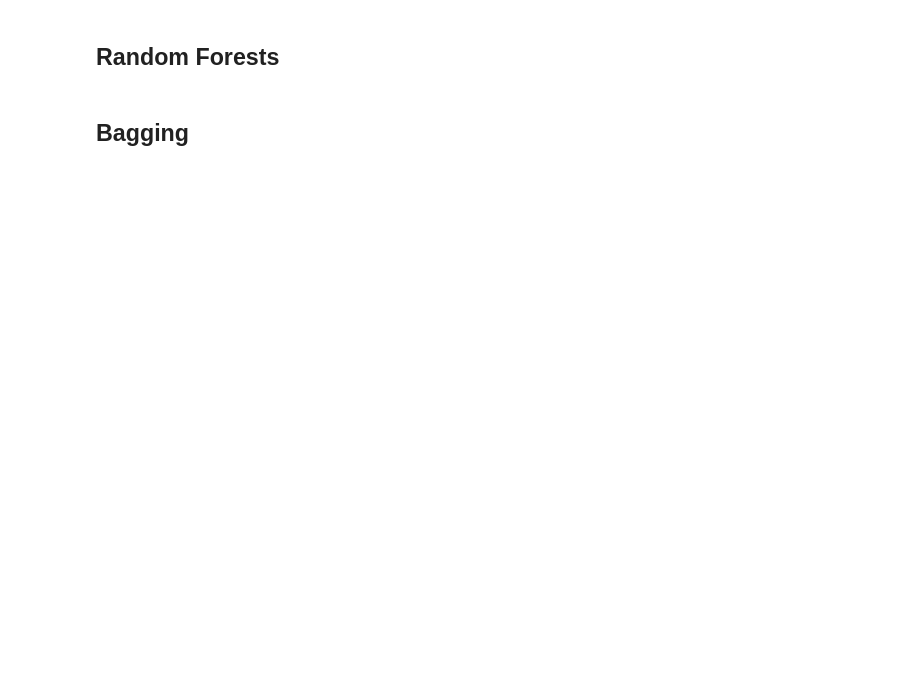
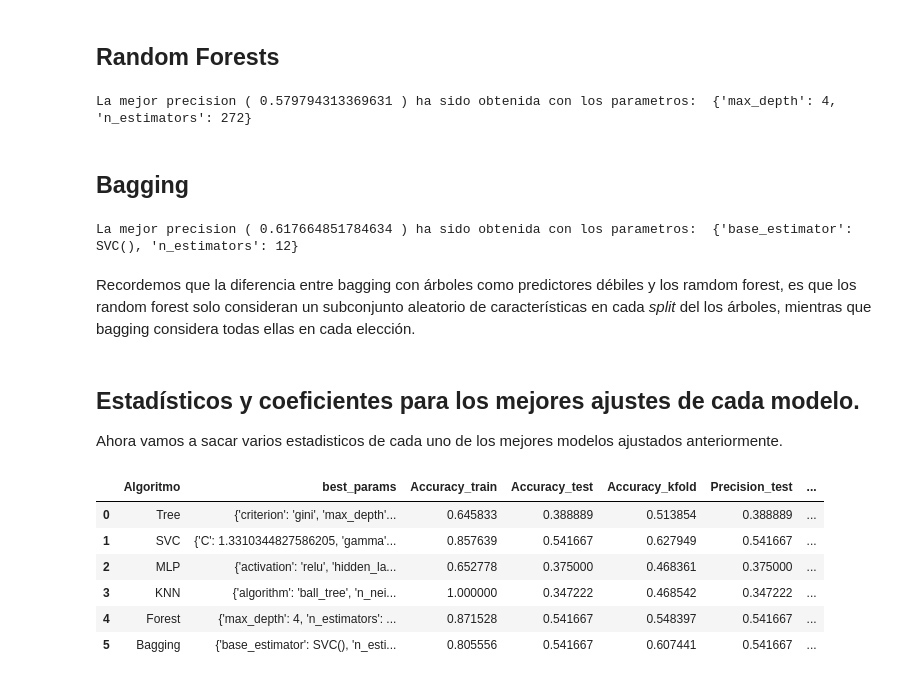
Before and after one commit to AngelGuevara7/Trabajo_Aprendizaje_Maquina, a Jupyter notebook: parte_arturo_memoria.ipynb, the cells around one changed output. Saved outputs shown, nothing was run; the diff lists cells and outputs as text; code cells hidden in the pictures; blank space fills up the shorter version.

```diff
--- a/parte_arturo_memoria.ipynb
+++ b/parte_arturo_memoria.ipynb
@@ -275,3 +435,15 @@ svm_best.fit(X_reduc_train,y_reduc_train)
 # %% [markdown]
 ## Vecinos próximos
 Este algoritmo si bien es de clustering, lo hemos incluido en este apartado pues requiere de un conjunto de entrenamiento para la clasificación del resto de elementos según los n vecinos más próximos a cada punto del que se desea predecir la clase.
+# %%
+%%time
+#normalizando los datos de entrada
+nearestn_params={"n_neighbors":[1,2,3],"weights":["uniform", "distance"],
+                 "algorithm":["ball_tree", "kd_tree", "brute"]} #metric:??
+
+
+model_nearestn=KNeighborsClassifier()
+nearestn_best=GridSearchCV(model_nearestn,nearestn_params)
+nearestn_best.fit(X_reduc_train,y_reduc_train)
+print("La mejor precision (",nearestn_best.best_score_,") ha sido obtenida con los parametros: "
+      ,nearestn_best.best_params_)
@@ -287,10 +463,52 @@ Los modelos que se probarán son:
 # %%
 #gridsearch
 
-forest_params={"n_estimators":np.arange(40,100,2000),"criterion":["gini","entropy"],"max_depth":[2,3,5,10,30]}
+forest_params={"n_estimators":np.rint(np.linspace(270,290,10)).astype(int),
+               "max_depth":[2,3,4,5,6]}#"criterion":["gini","entropy"]
 
 model_forest=RandomForestClassifier()
 forest_best=GridSearchCV(model_forest,forest_params)
-forest_best.fit(X_train,y_train)
+forest_best.fit(X_reduc_train,y_reduc_train)
+print("La mejor precision (",forest_best.best_score_,") ha sido obtenida con los parametros: "
+      ,forest_best.best_params_)
+# %% [output]
+La mejor precision ( 0.579794313369631 ) ha sido obtenida con los parametros:  {'max_depth': 4, 'n_estimators': 272}
 # %% [markdown]
 ## Bagging
+# %%
+bagging_params={"base_estimator":[SVC(),DecisionTreeClassifier()],
+                "n_estimators":[4,12,16,26,40]}#:np.rint(np.geomspace(10,30,5)).astype(int)},
+                #"max_features":[0.3,0.6,1.0]}#MLPClassifier(40),
+model_bagging=BaggingClassifier()
+bagging_best=GridSearchCV(model_bagging,bagging_params)
+bagging_best.fit(X_reduc_train,y_reduc_train)
+print("La mejor precision (",bagging_best.best_score_,") ha sido obtenida con los parametros: "
+      ,bagging_best.best_params_)
+# %% [output]
+La mejor precision ( 0.617664851784634 ) ha sido obtenida con los parametros:  {'base_estimator': SVC(), 'n_estimators': 12}
+# %% [markdown]
+Recordemos que la diferencia entre bagging con árboles como predictores débiles y los ramdom forest, es que los random forest solo consideran un subconjunto aleatorio de características en cada _split_ del los árboles, mientras que bagging considera todas ellas en cada elección.
+# %% [markdown]
+## Estadísticos y coeficientes para los mejores ajustes de cada modelo.
+Ahora vamos a sacar varios estadisticos de cada uno de los mejores modelos ajustados anteriormente.
+# %%
+resultados=pd.DataFrame(columns=["Algoritmo","best_params","Accuracy_train","Accuracy_test",
+                                 "Accuracy_kfold","Precision_test","Precision_kfold","Recall_test","Recall_kfold",
+                                 "cohen-kappa_train","cohen-kappa_test",
+                                 "f1_test","f1_kfold"])
+names=["Tree","SVC","MLP","KNN","Forest","Bagging"]
+
+for i,j in enumerate([tree_best,svm_best,mlp_best,nearestn_best,forest_best,bagging_best]):
+    aux_series=train_and_get_stats(j.best_estimator_,X_reduc_train,y_reduc_train,
+                                   X_reduc_test,y_reduc_test,cv=5)
+    aux_series=aux_series.append(pd.Series({"Algoritmo":names[i],"best_params":j.best_params_}))
+    resultados=resultados.append(aux_series,ignore_index=True)
+resultados
+# %% [output]
+|  | Algoritmo | best_params | Accuracy_train | Accuracy_test | Accuracy_kfold | Precision_test | ... |
+| 0 | Tree | {'criterion': 'gini', 'max_depth'... | 0.645833 | 0.388889 | 0.513854 | 0.388889 | ... |
+| 1 | SVC | {'C': 1.3310344827586205, 'gamma'... | 0.857639 | 0.541667 | 0.627949 | 0.541667 | ... |
+| 2 | MLP | {'activation': 'relu', 'hidden_la... | 0.652778 | 0.375000 | 0.468361 | 0.375000 | ... |
+| 3 | KNN | {'algorithm': 'ball_tree', 'n_nei... | 1.000000 | 0.347222 | 0.468542 | 0.347222 | ... |
+| 4 | Forest | {'max_depth': 4, 'n_estimators': ... | 0.871528 | 0.541667 | 0.548397 | 0.541667 | ... |
+| 5 | Bagging | {'base_estimator': SVC(), 'n_esti... | 0.805556 | 0.541667 | 0.607441 | 0.541667 | ... |
```
Also changed, not shown: parts of 18 cells of this notebook, 2 other files.
